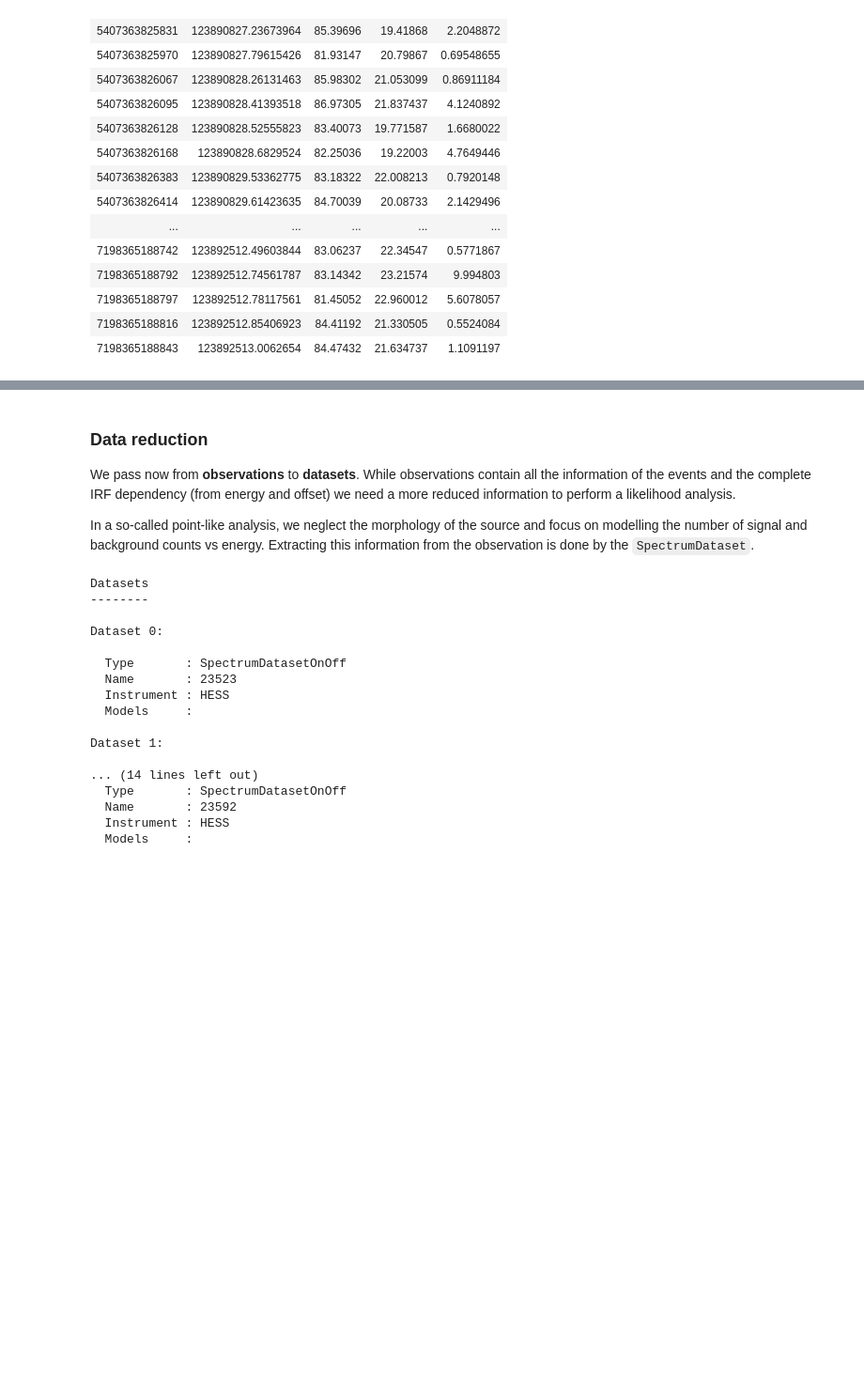
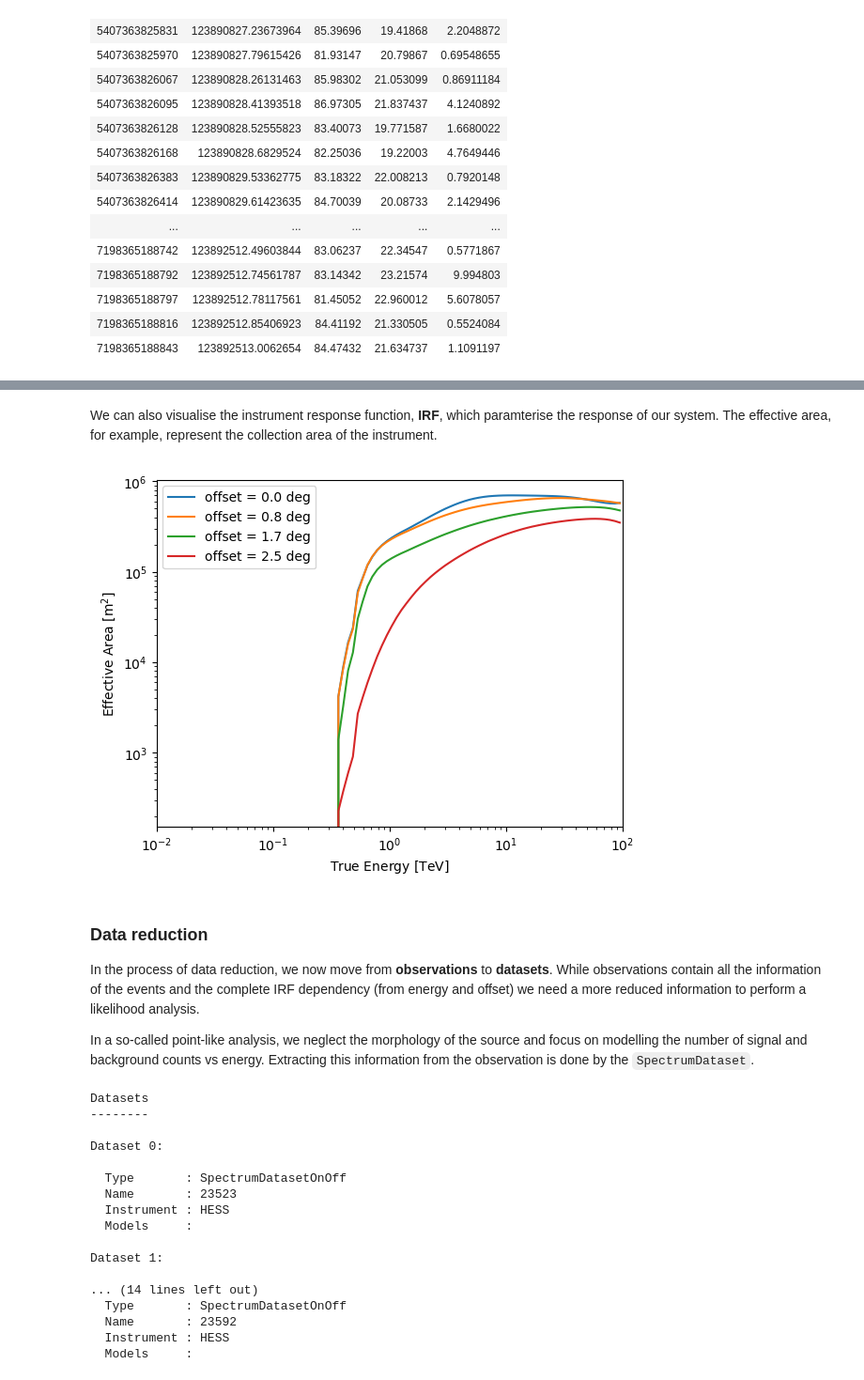
Before and after one commit to datacamp-astro/2023-datacamp-padova, a Jupyter notebook: 5_SED_and_LC_with_gammapy/5_1_data_reduction.ipynb, the cells around one changed output, grey strips where cells are left out. Shown at 94% size. Drawn from its saved outputs; the diff is of its cells as text; code cells hidden in the pictures; blank space fills up the shorter version.

Commit message:
refined notebook for data reduction

```diff
--- a/5_SED_and_LC_with_gammapy/5_1_data_reduction.ipynb
+++ b/5_SED_and_LC_with_gammapy/5_1_data_reduction.ipynb
@@ -205,6 +127,14 @@ observations[0].peek()
+# %% [markdown]
+We can also visualise the instrument response function, __IRF__, which paramterise the response of our system. The effective area, for example, represent the collection area of the instrument.
+# %%
+ax = observations[0].aeff.plot_energy_dependence()
+ax.set_yscale("log")
+plt.show()
+# %% [output]
+[figure, added]
 # %% [markdown]
 ### Data reduction
-We pass now from **observations** to **datasets**. While observations contain all the information of the events and the complete IRF dependency (from energy and offset) we need a more reduced information to perform a likelihood analysis.
+In the process of data reduction, we now move from **observations** to **datasets**. While observations contain all the information of the events and the complete IRF dependency (from energy and offset) we need a more reduced information to perform a likelihood analysis.
 
 In a so-called point-like analysis, we neglect the morphology of the source and focus on modelling the number of signal and background counts vs energy. Extracting this information from the observation is done by the `SpectrumDataset`.
 # %%
```
Also changed, not shown: parts of 23 cells of this notebook.
